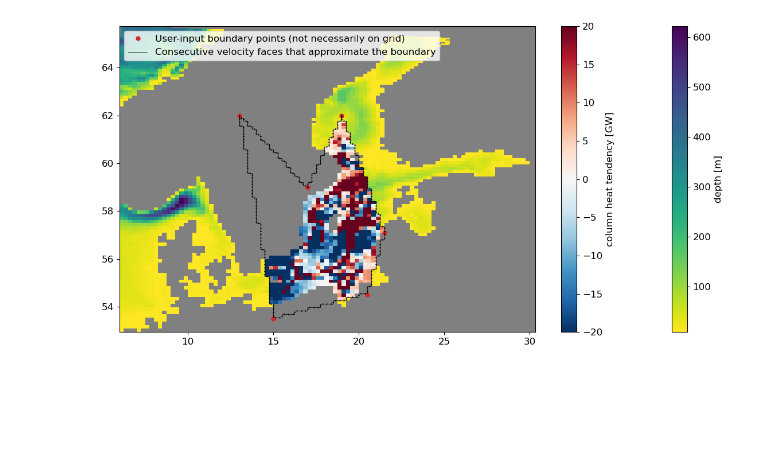
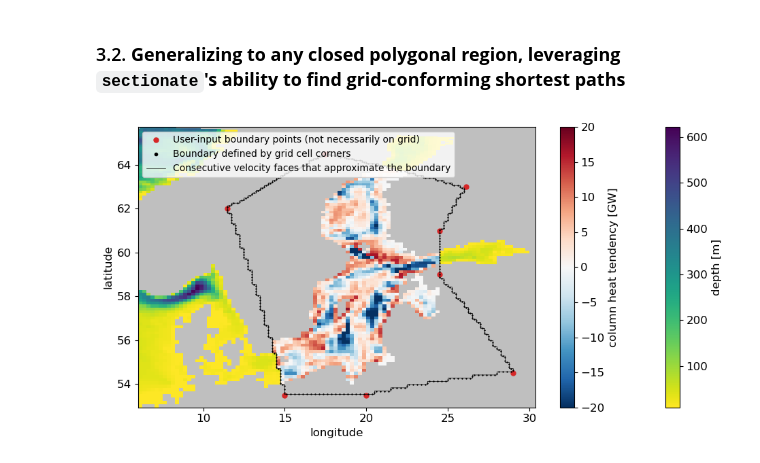
Before and after one commit to hdrake/regionate, a Jupyter notebook: examples/1_advective_heat_convergence.ipynb, the cells around one changed output. Saved outputs shown, nothing was run; the diff lists cells and outputs as text; code cells hidden in the pictures; blank space fills up the shorter version.

```diff
--- a/examples/1_advective_heat_convergence.ipynb
+++ b/examples/1_advective_heat_convergence.ipynb
@@ -113,21 +249,30 @@ b = reg.conform_basin_to_ocean_grid(reg.Basin(lons, lats, "polygon"), og)
+# %% [markdown]
+### 3.2. **Generalizing to any closed polygonal region, leveraging `sectionate`'s ability to find grid-conforming shortest paths**
+# %%
+lons = np.array([15.,   20.,  29., 24.5, 24.5, 26.1, 17.5, 11.5])
+lats = np.array([53.5, 53.5, 54.5,  59.,  61.,  63., 64.5,  62.])
+region = reg.GriddedRegion("Baltic", lons, lats, grid)
 # %%
 dheatdt_dynamics = (ds['T_advection_xy']*og['areacello']).sum('z_l')
 dheatdt_dynamics = dheatdt_dynamics.where(dheatdt_dynamics!=0.)
 
-plt.figure(figsize=(12, 6))
-plt.subplot(facecolor="grey")
-pc = plt.pcolormesh(
-    og['geolon'], og['geolat'],
-    dheatdt_dynamics.where(b.mask)*1e-9,
+plt.figure(figsize=(10, 5))
+plt.subplot(facecolor=(0.75, 0.75, 0.75))
+pc = geoplot(
+    ds,
+    dheatdt_dynamics.where(region.mask)*1e-9,
     alpha=1.0, cmap="RdBu_r", vmin=-2e1, vmax=2e1
 )
-pc_dep = plt.pcolormesh(og['geolon'], og['geolat'], og.depth_ocean.where(~b.mask), cmap="viridis_r")
+pc_dep = geoplot(ds, og.depth_ocean.where(~region.mask), cmap="viridis_r")
 plt.plot(lons, lats, "C3o", markersize=5, label="User-input boundary points (not necessarily on grid)")
-plt.plot(b.lons, b.lats, "k-", linewidth=0.5, label="Consecutive velocity faces that approximate the boundary")
-plt.plot(b.lons_uv, b.lats_uv, "k+", markersize=2.)
+plt.plot([],[],"k.",label="Boundary defined by grid cell corners")
+plt.plot(reg.loop(region.lons), reg.loop(region.lats), "k-", linewidth=0.5, label="Consecutive velocity faces that approximate the boundary")
+plt.plot(region.lons_uv, region.lats_uv, "k+", markersize=2.)
 plt.colorbar(pc_dep, label="depth [m]")
 plt.colorbar(pc, label="column heat tendency [GW]")
-plt.legend(loc = "upper left")
+plt.legend(loc = "upper left", fontsize=10)
+plt.xlabel("longitude")
+plt.ylabel("latitude")
 plt.tight_layout()
 # %% [output]
-[figure, old version]
+[figure, new version]
```
Also changed, not shown: parts of 41 cells of this notebook, 19 other files.
